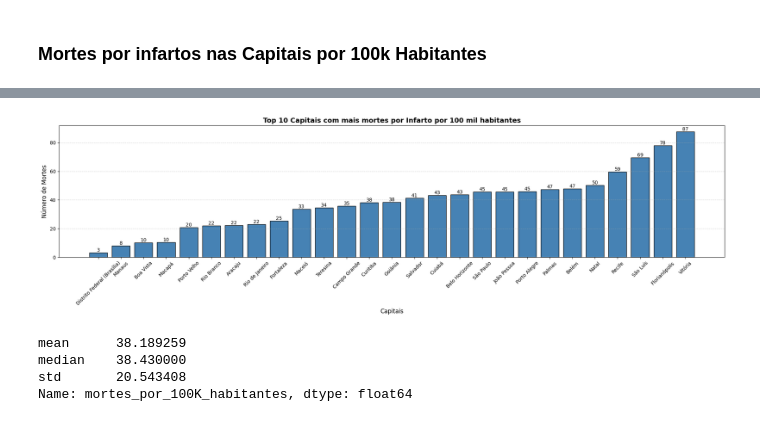
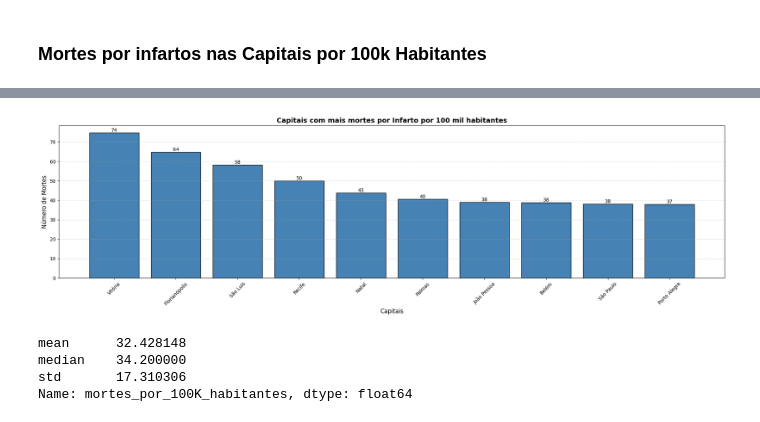
Before and after one commit to FabioNq/projeto_saude, a Jupyter notebook: analise_SIM.ipynb, the cells around one changed output, grey strips where cells are left out. Cells and saved outputs as stored; diff of their text form; code cells hidden in the pictures.

Commit message:
Analise dados SIM Capitais

```diff
--- a/analise_SIM.ipynb
+++ b/analise_SIM.ipynb
@@ -17,3 +17,7 @@ df['CAUSABAS'] = 'infarto'
 
 df_morte_capitais = pd.read_excel('dados/populacao_capitais_brasil_2026.xlsx')
 df_morte_capitais.head()
+
+
+
+df = df.loc[df['ANOOBITO'] <= 2024]
@@ -349,4 +345,8 @@ df_m100k_habitantes = pd.merge(
 df_m100k_habitantes['mortes_por_100K_habitantes'] = ((df_m100k_habitantes['CAUSABAS'] / df_m100k_habitantes['População Estimada (2026)'])*100000).round(2)
 
 
-df_m100k_habitantes= df_m100k_habitantes.sort_values(by=['mortes_por_100K_habitantes'],ascending=True)
+df_m100k_habitantes= df_m100k_habitantes.sort_values(by=['mortes_por_100K_habitantes'],ascending=False)
+
+
+
+df_m100k_habitantes
@@ -353,38 +371,38 @@ df_m100k_habitantes= df_m100k_habitantes.sort_values(by=['mortes_por_100K_habita
 # %%
 plt.figure(figsize=(20, 6))
 
 # 3. Criar o gráfico de barras
-barras = plt.bar(df_m100k_habitantes['Capital'], df_m100k_habitantes['mortes_por_100K_habitantes'], color='steelblue', edgecolor='black')
+barras = plt.bar(df_m100k_habitantes['Capital'].head(10), df_m100k_habitantes['mortes_por_100K_habitantes'].head(10), color='steelblue', edgecolor='black')
 
 # 4. Adicionar títulos e rótulos nos eixos
-plt.title('Top 10 Capitais com mais mortes por Infarto por 100 mil habitantes', fontsize=14, fontweight='bold')
+plt.title('Capitais com mais mortes por Infarto por 100 mil habitantes', fontsize=14, fontweight='bold')
 plt.xlabel('Capitais', fontsize=12)
 plt.ylabel('Número de Mortes', fontsize=12)
 
 # 5. Adicionar o valor exato no topo de cada barra
 for barra in barras:
     altura = barra.get_height()
     plt.text(
         barra.get_x() + barra.get_width() / 2,
         altura ,  # Pequeno espaço acima da barra
         f'{int(altura)}',
         ha='center',
         va='bottom',
         fontsize=10
     )
 
 # 6. Ajustar grade e exibir
 plt.grid(axis='y', linestyle='--', alpha=0.5)
 plt.xticks(rotation=45)
 plt.tight_layout()
 fig.savefig("fig/grafico_barra.png", dpi=200, bbox_inches="tight")
 plt.show()
 # %% [output]
-[figure, old version]
+[figure, new version]
 # %%
 df_m100k_habitantes['mortes_por_100K_habitantes'].agg(['mean','median','std'])
 # %% [output]
-mean      38.189259
-median    38.430000
-std       20.543408
+mean      32.428148
+median    34.200000
+std       17.310306
 Name: mortes_por_100K_habitantes, dtype: float64
```
Also changed, not shown: parts of 17 cells of this notebook, 4 other files.
